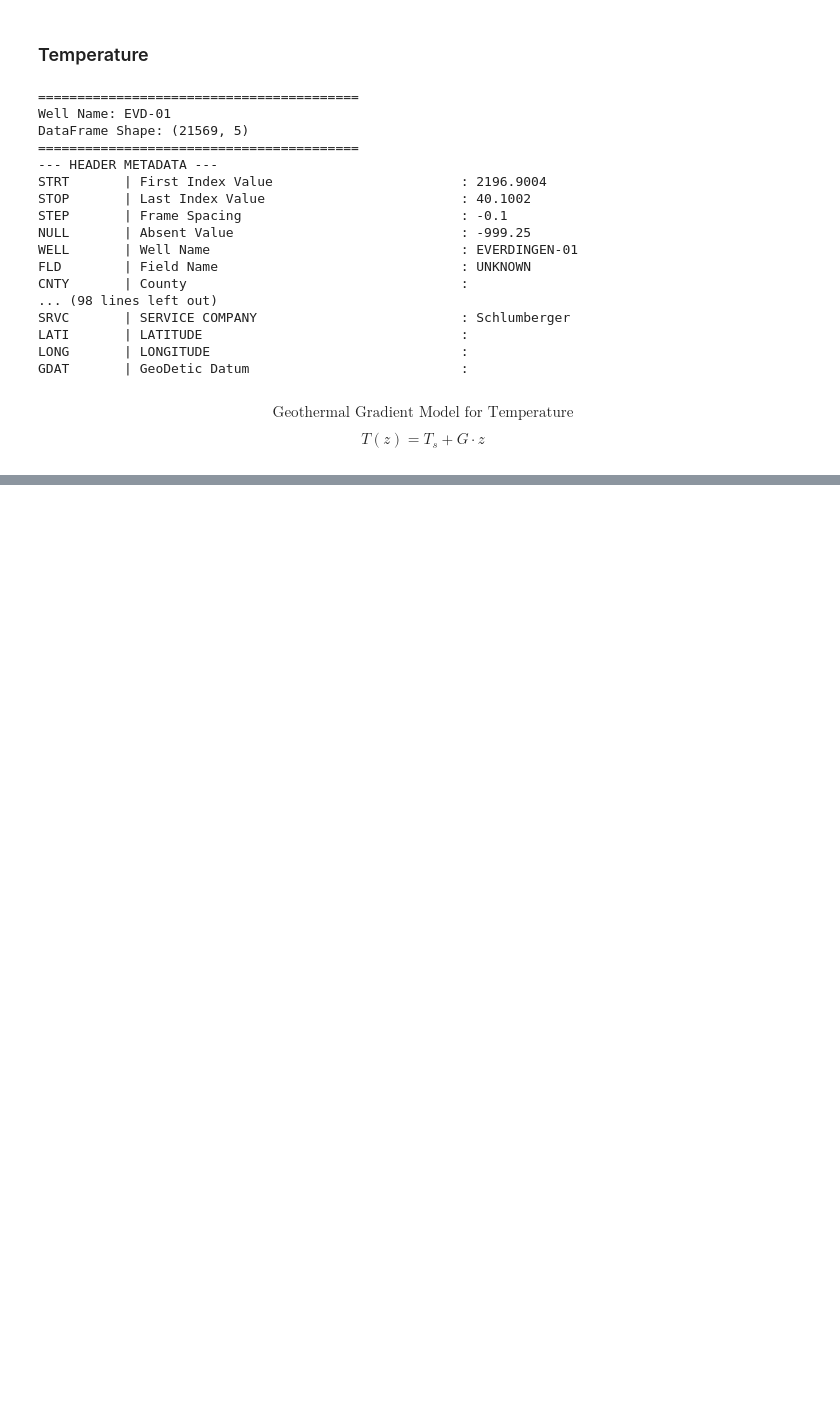
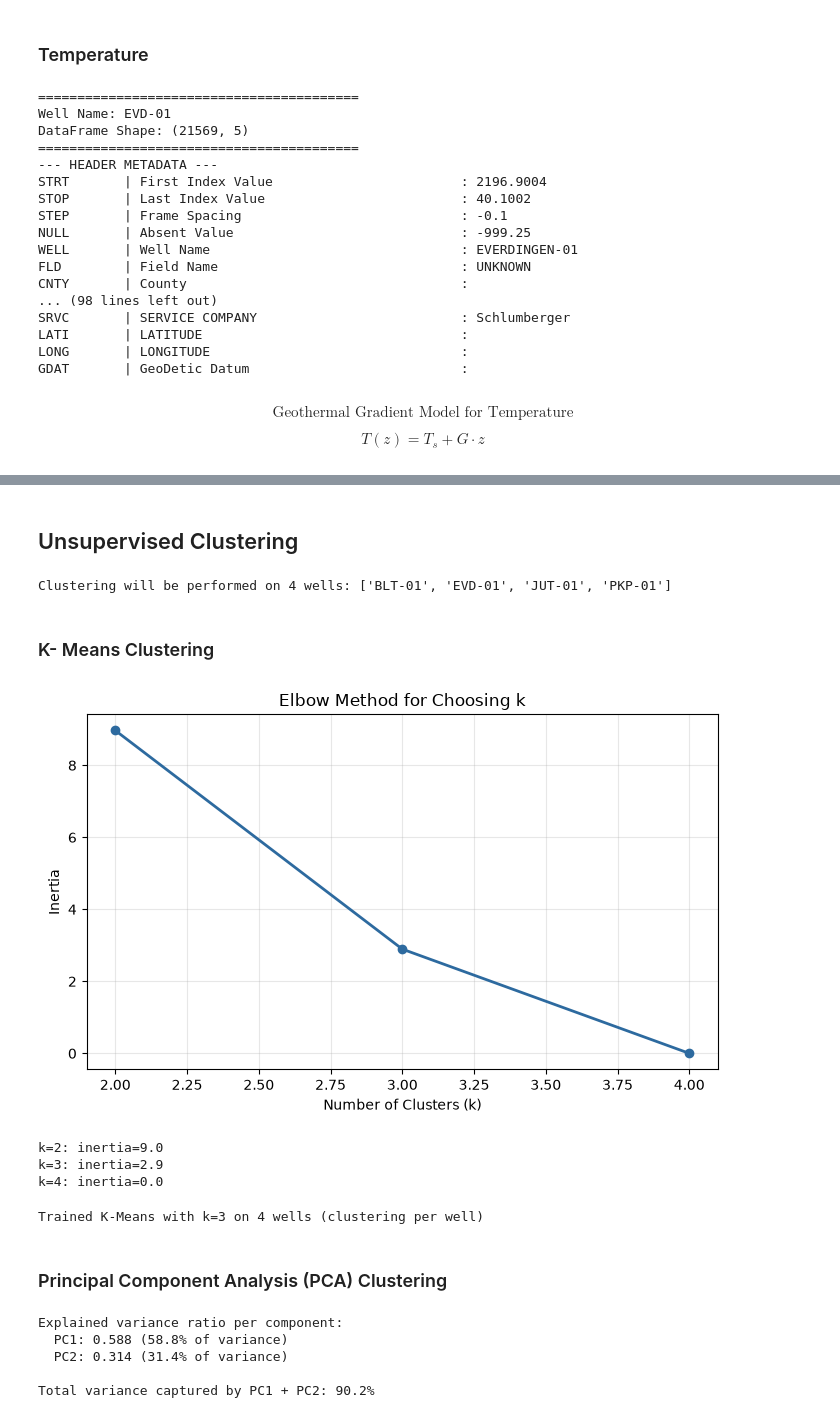
Before and after one commit to sadaraka-kadi/probable-eureka, a Jupyter notebook: notebooks/03_ml_workflow.ipynb, the cells around one changed output, grey strips where cells are left out. Cells and saved outputs as stored; diff of their text form; code cells hidden in the pictures; blank space fills up the shorter version.

```diff
--- a/notebooks/03_ml_workflow.ipynb
+++ b/notebooks/03_ml_workflow.ipynb
@@ -163,0 +156,75 @@ well_agg["quality_class"] = well_agg["quality_score"].apply(classify)
+# %% [markdown]
+## Unsupervised Clustering
+# %%
+feature_cols = ["depth_tvd_m", "porosity_pct", "gamma_ray_api", "bulk_density_gcc", "temp_est_c", "formation_thickness_m"]
+X = df[feature_cols].copy()
+
+scaler = StandardScaler()
+X_scaled = scaler.fit_transform(X)
+
+well_features = df.groupby("well_id")[feature_cols].mean()
+n_wells = len(well_features)
+
+well_scaler = StandardScaler()
+well_X_scaled = well_scaler.fit_transform(well_features)
+
+print(f"Clustering will be performed on {n_wells} wells: {list(well_features.index)}")
+# %% [output]
+Clustering will be performed on 4 wells: ['BLT-01', 'EVD-01', 'JUT-01', 'PKP-01']
+# %% [markdown]
+### K- Means Clustering
+# %%
+k_range = range(2, n_wells + 1)
+
+inertias = []
+for k in k_range:
+    km = KMeans(n_clusters=k, random_state=42, n_init=10)
+    km.fit(well_X_scaled)
+    inertias.append(km.inertia_)
+
+fig, ax = plt.subplots(figsize=(7, 4.5))
+ax.plot(list(k_range), inertias, marker="o", color="#2d6a9f", linewidth=2)
+ax.set_xlabel("Number of Clusters (k)")
+ax.set_ylabel("Inertia")
+ax.set_title("Elbow Method for Choosing k")
+ax.grid(True, alpha=0.3)
+plt.tight_layout()
+plt.show()
+
+for k, inertia in zip(k_range, inertias):
+    print(f"k={k}: inertia={inertia:.1f}")
+# %% [output]
+[figure, added]
+k=2: inertia=9.0
+k=3: inertia=2.9
+k=4: inertia=0.0
+# %%
+k = min(4, max(1, n_wells - 1))
+kmeans = KMeans(n_clusters=k, random_state=42, n_init=10)
+well_cluster_labels = kmeans.fit_predict(well_X_scaled)
+
+well_features["Cluster"] = well_cluster_labels
+df["Cluster"] = df["well_id"].map(well_features["Cluster"])
+
+print(f"Trained K-Means with k={k} on {n_wells} wells (clustering per well)")
+# %% [output]
+Trained K-Means with k=3 on 4 wells (clustering per well)
+# %% [markdown]
+### Principal Component Analysis (PCA) Clustering
+# %%
+pca = PCA(n_components=2, random_state=42)
+X_pca = pca.fit_transform(X_scaled)
+
+df["PC1"] = X_pca[:, 0]
+df["PC2"] = X_pca[:, 1]
+
+print("Explained variance ratio per component:")
+for i, var in enumerate(pca.explained_variance_ratio_, start=1):
+    print(f"  PC{i}: {var:.3f} ({var*100:.1f}% of variance)")
+print(f"\nTotal variance captured by PC1 + PC2: {pca.explained_variance_ratio_.sum()*100:.1f}%")
+# %% [output]
+Explained variance ratio per component:
+  PC1: 0.588 (58.8% of variance)
+  PC2: 0.314 (31.4% of variance)
+
+Total variance captured by PC1 + PC2: 90.2%
```
Also changed, not shown: parts of 22 cells of this notebook.
